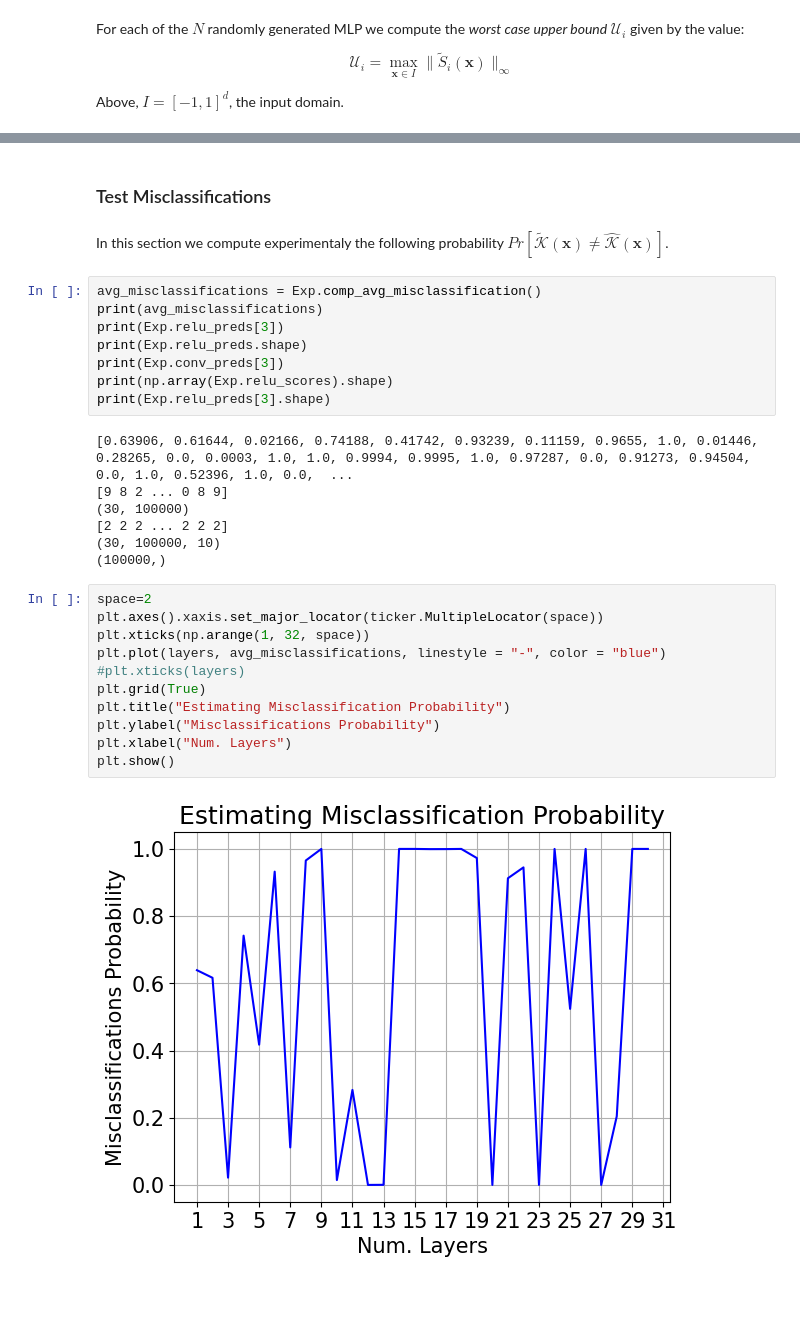
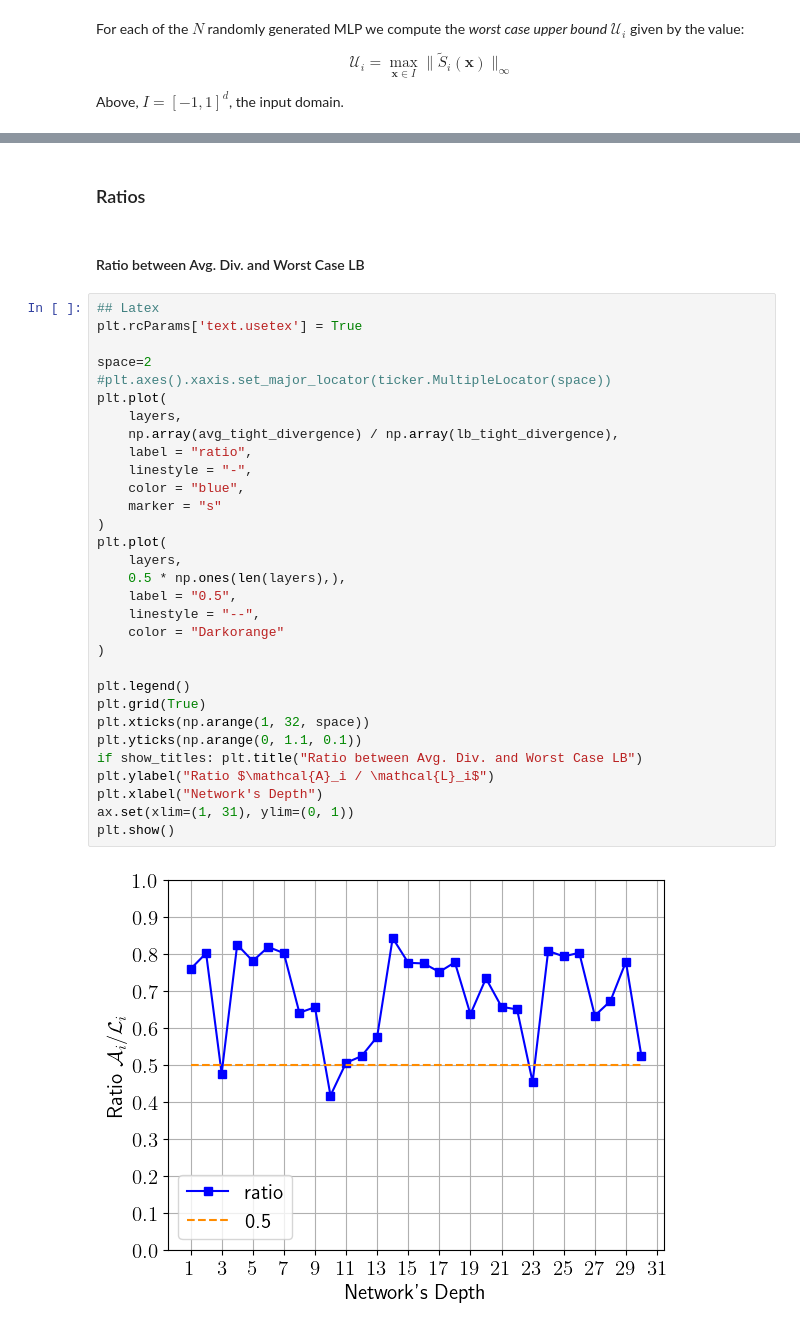
Before and after one commit to merkouris148/worst-case-convex-approx-error, a Jupyter notebook: experiments/simple.ipynb, the cells around one changed output, grey strips where cells are left out. Drawn from its saved outputs; the diff is of its cells as text; blank space fills up the shorter version.

Commit message:
new updated experiments

```diff
--- a/experiments/simple.ipynb
+++ b/experiments/simple.ipynb
@@ -194,32 +209,37 @@ NameError: name 'ticker' is not defined
-# %% [markdown]
-### Test Misclassifications
-# %% [markdown]
-In this section we compute experimentaly the following probability $Pr[\widetilde{\mathcal{K}}(\mathbf{x}) \neq \widehat{\mathcal{K}}(\mathbf{x})]$.
-# %%
-avg_misclassifications = Exp.comp_avg_misclassification()
-print(avg_misclassifications)
-print(Exp.relu_preds[3])
-print(Exp.relu_preds.shape)
-print(Exp.conv_preds[3])
-print(np.array(Exp.relu_scores).shape)
-print(Exp.relu_preds[3].shape)
-# %% [output]
-[0.63906, 0.61644, 0.02166, 0.74188, 0.41742, 0.93239, 0.11159, 0.9655, 1.0, 0.01446, 0.28265, 0.0, 0.0003, 1.0, 1.0, 0.9994, 0.9995, 1.0, 0.97287, 0.0, 0.91273, 0.94504, 0.0, 1.0, 0.52396, 1.0, 0.0,  ...
-[9 8 2 ... 0 8 9]
-(30, 100000)
-[2 2 2 ... 2 2 2]
-(30, 100000, 10)
-(100000,)
-# %%
-space=2
-plt.axes().xaxis.set_major_locator(ticker.MultipleLocator(space))
-plt.xticks(np.arange(1, 32, space))
-plt.plot(layers, avg_misclassifications, linestyle = "-", color = "blue")
-#plt.xticks(layers)
-plt.grid(True)
-plt.title("Estimating Misclassification Probability")
-plt.ylabel("Misclassifications Probability")
-plt.xlabel("Num. Layers")
-plt.show()
-# %% [output]
-[figure, removed]
+# %% [markdown]
+### Ratios
+# %% [markdown]
+#### Ratio between Avg. Div. and Worst Case LB
+# %%
+## Latex
+plt.rcParams['text.usetex'] = True
+
+space=2
+#plt.axes().xaxis.set_major_locator(ticker.MultipleLocator(space))
+plt.plot(
+    layers,
+    np.array(avg_tight_divergence) / np.array(lb_tight_divergence),
+    label = "ratio",
+    linestyle = "-",
+    color = "blue",
+    marker = "s"
+)
+plt.plot(
+    layers,
+    0.5 * np.ones(len(layers),),
+    label = "0.5",
+    linestyle = "--",
+    color = "Darkorange"
+)
+
+plt.legend()
+plt.grid(True)
+plt.xticks(np.arange(1, 32, space))
+plt.yticks(np.arange(0, 1.1, 0.1))
+if show_titles: plt.title("Ratio between Avg. Div. and Worst Case LB")
+plt.ylabel("Ratio $\mathcal{A}_i / \mathcal{L}_i$")
+plt.xlabel("Network's Depth")
+ax.set(xlim=(1, 31), ylim=(0, 1))
+plt.show()
+# %% [output]
+[figure, added]
```
Also changed, not shown: parts of 25 cells of this notebook, 5 other files.
